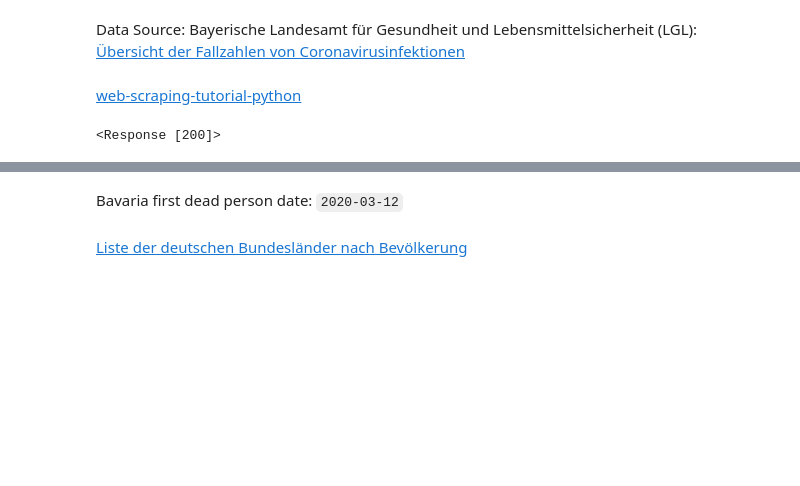
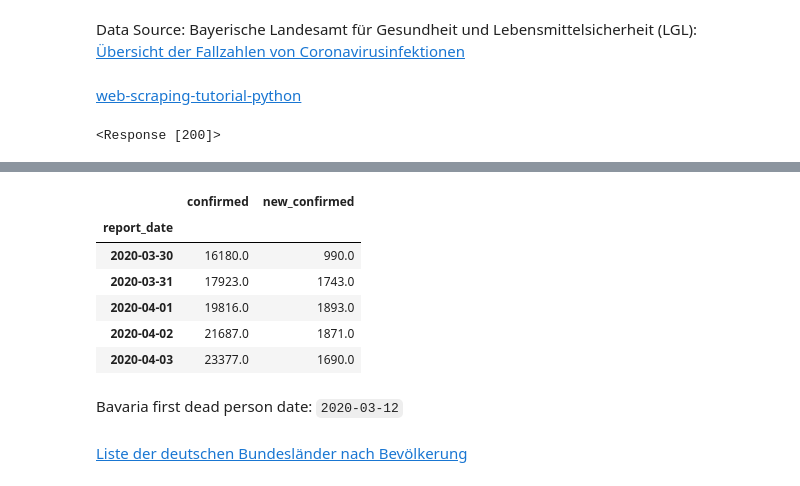
Before and after one commit to cs224/covid-19-data-analysis, a Jupyter notebook: covid-19-data-analysis-bavaria.ipynb, the cells around one changed output, grey strips where cells are left out. Saved outputs shown, nothing was run; the diff lists cells and outputs as text; code cells hidden in the pictures; blank space fills up the shorter version.

```diff
--- a/covid-19-data-analysis-bavaria.ipynb
+++ b/covid-19-data-analysis-bavaria.ipynb
@@ -159,3 +159,13 @@ bavaria_df.to_excel(today_string +"_bavaria_covid19_data.xlsx")
+# %%
+bavaria_df.tail()
+# %% [output]
+|  | confirmed | new_confirmed |
+| report_date |  |  |
+| 2020-03-30 | 16180.0 | 990.0 |
+| 2020-03-31 | 17923.0 | 1743.0 |
+| 2020-04-01 | 19816.0 | 1893.0 |
+| 2020-04-02 | 21687.0 | 1871.0 |
+| 2020-04-03 | 23377.0 | 1690.0 |
 # %% [markdown]
 Bavaria first dead person date: `2020-03-12`
 # %% [markdown]
```
Also changed, not shown: parts of 12 cells of this notebook, 2 other files.
